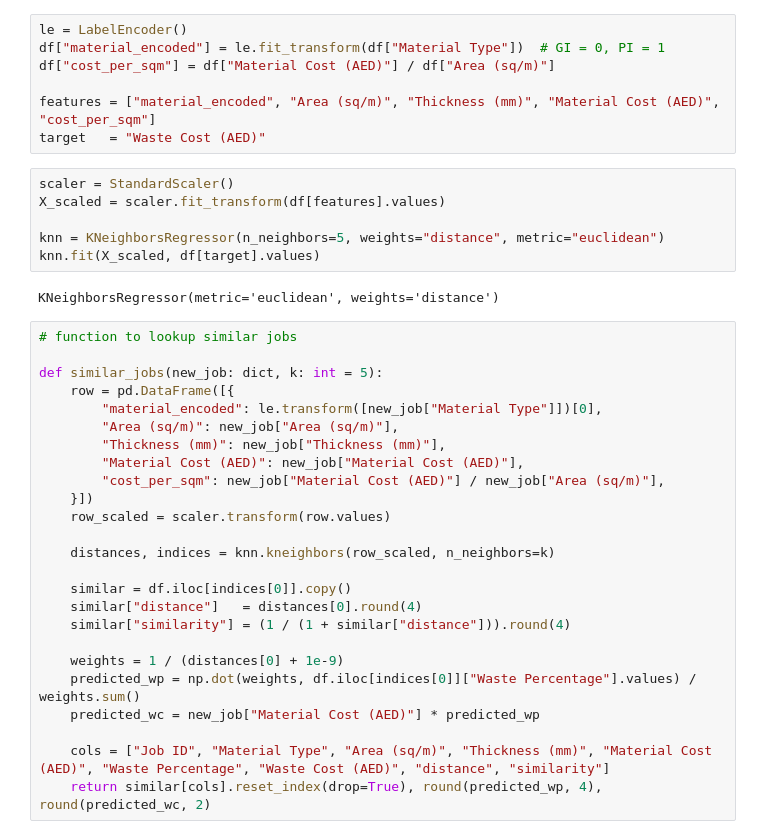
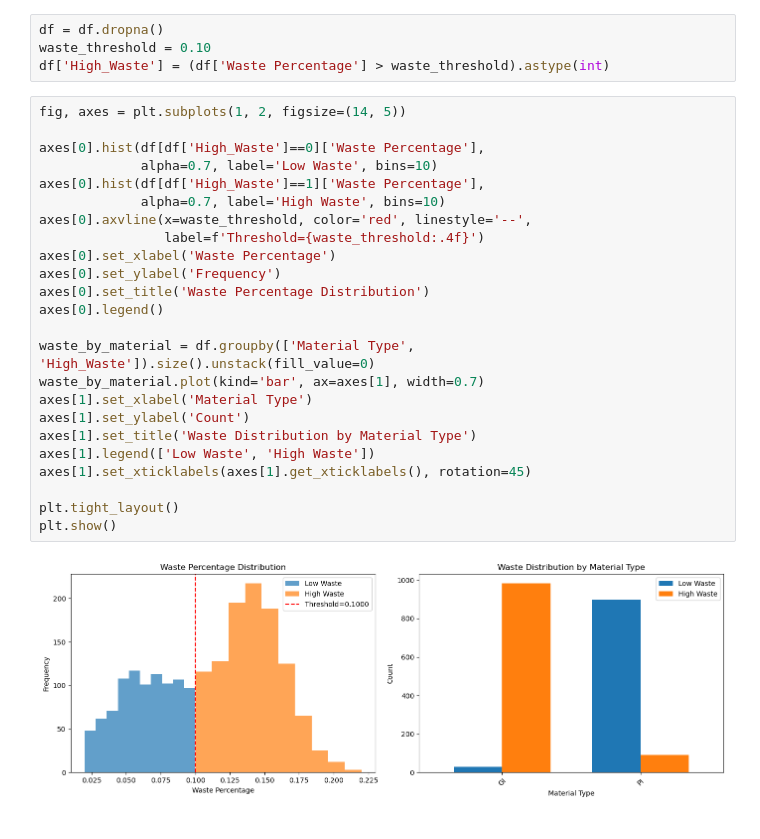
Before and after one commit to ofimikfra/CSCI323-Project, a Jupyter notebook: knn_model.ipynb, the cells around one changed output. Saved outputs shown, nothing was run; the diff lists cells and outputs as text.

```diff
--- a/knn_model.ipynb
+++ b/knn_model.ipynb
@@ -19,41 +22,31 @@ df = pd.read_csv("data/Inventory_Waste_CompanyData.csv")
-# %%
-le = LabelEncoder()
-df["material_encoded"] = le.fit_transform(df["Material Type"])  # GI = 0, PI = 1
-df["cost_per_sqm"] = df["Material Cost (AED)"] / df["Area (sq/m)"]
-
-features = ["material_encoded", "Area (sq/m)", "Thickness (mm)", "Material Cost (AED)", "cost_per_sqm"]
-target   = "Waste Cost (AED)"
 # %%
-scaler = StandardScaler()
-X_scaled = scaler.fit_transform(df[features].values)
-
-knn = KNeighborsRegressor(n_neighbors=5, weights="distance", metric="euclidean")
-knn.fit(X_scaled, df[target].values)
+df = df.dropna()
+waste_threshold = 0.10
+df['High_Waste'] = (df['Waste Percentage'] > waste_threshold).astype(int)
-# %% [output]
-KNeighborsRegressor(metric='euclidean', weights='distance')
 # %%
-# function to lookup similar jobs
+fig, axes = plt.subplots(1, 2, figsize=(14, 5))
 
-def similar_jobs(new_job: dict, k: int = 5):
-    row = pd.DataFrame([{
-        "material_encoded": le.transform([new_job["Material Type"]])[0],
-        "Area (sq/m)": new_job["Area (sq/m)"],
-        "Thickness (mm)": new_job["Thickness (mm)"],
-        "Material Cost (AED)": new_job["Material Cost (AED)"],
-        "cost_per_sqm": new_job["Material Cost (AED)"] / new_job["Area (sq/m)"],
-    }])
-    row_scaled = scaler.transform(row.values)
+axes[0].hist(df[df['High_Waste']==0]['Waste Percentage'],
+             alpha=0.7, label='Low Waste', bins=10)
+axes[0].hist(df[df['High_Waste']==1]['Waste Percentage'],
+             alpha=0.7, label='High Waste', bins=10)
+axes[0].axvline(x=waste_threshold, color='red', linestyle='--',
+                label=f'Threshold={waste_threshold:.4f}')
+axes[0].set_xlabel('Waste Percentage')
+axes[0].set_ylabel('Frequency')
+axes[0].set_title('Waste Percentage Distribution')
+axes[0].legend()
 
-    distances, indices = knn.kneighbors(row_scaled, n_neighbors=k)
+waste_by_material = df.groupby(['Material Type', 'High_Waste']).size().unstack(fill_value=0)
+waste_by_material.plot(kind='bar', ax=axes[1], width=0.7)
+axes[1].set_xlabel('Material Type')
+axes[1].set_ylabel('Count')
+axes[1].set_title('Waste Distribution by Material Type')
+axes[1].legend(['Low Waste', 'High Waste'])
+axes[1].set_xticklabels(axes[1].get_xticklabels(), rotation=45)
 
-    similar = df.iloc[indices[0]].copy()
-    similar["distance"]   = distances[0].round(4)
-    similar["similarity"] = (1 / (1 + similar["distance"])).round(4)
-
-    weights = 1 / (distances[0] + 1e-9)
-    predicted_wp = np.dot(weights, df.iloc[indices[0]]["Waste Percentage"].values) / weights.sum()
-    predicted_wc = new_job["Material Cost (AED)"] * predicted_wp
-
-    cols = ["Job ID", "Material Type", "Area (sq/m)", "Thickness (mm)", "Material Cost (AED)", "Waste Percentage", "Waste Cost (AED)", "distance", "similarity"]
-    return similar[cols].reset_index(drop=True), round(predicted_wp, 4), round(predicted_wc, 2)
+plt.tight_layout()
+plt.show()
+# %% [output]
+[figure, added]
 # %%
```
Also changed, not shown: parts of 11 cells of this notebook, 1 other file.
